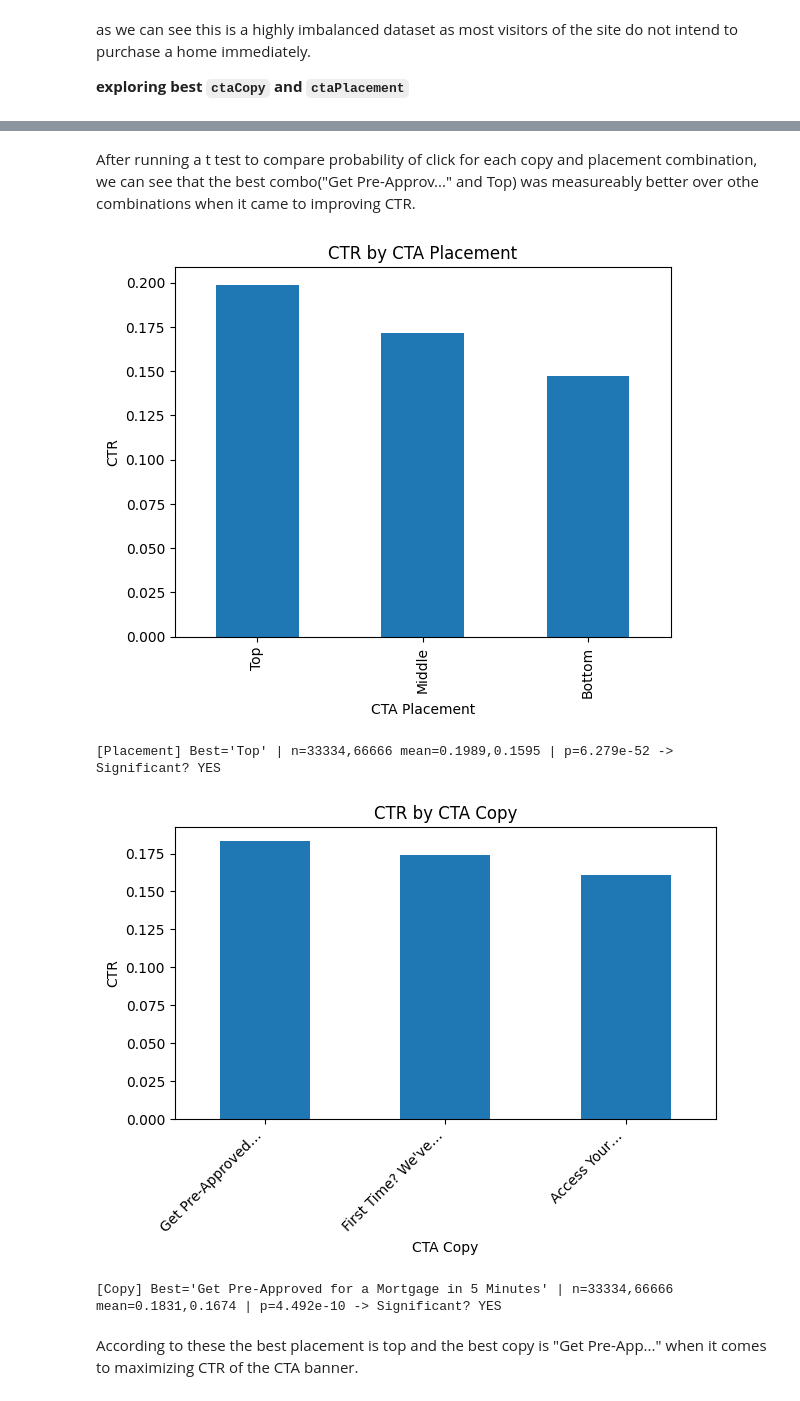
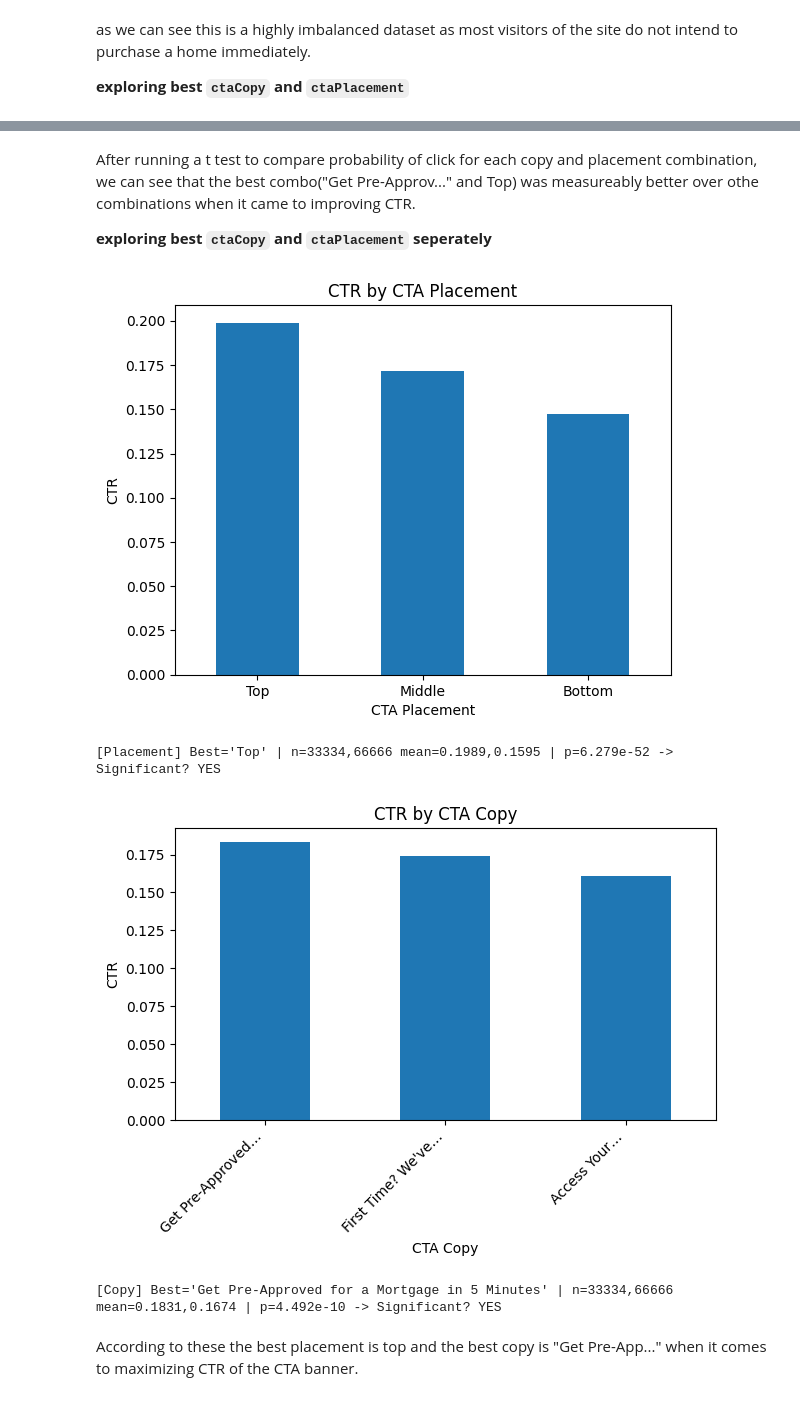
Before and after one commit to gyampols/Data_science_projects, a Jupyter notebook: split-test-marketing/notebooks/ctr_predictions/EDA_&_model_eval.ipynb, the cells around one changed output, grey strips where cells are left out. Cells and saved outputs as stored; diff of their text form; code cells hidden in the pictures.

```diff
--- a/split-test-marketing/notebooks/ctr_predictions/ctr_predictions.ipynb
+++ b/split-test-marketing/notebooks/ctr_predictions/EDA_&_model_eval.ipynb
@@ -80,8 +80,8 @@ If you would like to run this on a local instead please replace how you read the
 # %%
 
 #read the csv
-GDRIVE_FOLDER = "../../data"#change folder path specific to your organization
-df = pd.read_csv(GDRIVE_FOLDER+'/train.csv') #comment out if on local/ change folder path to match your structure.
+data_folder = "../../data"#change folder path specific to your organization
+df = pd.read_csv(data_folder+'/train.csv') #comment out if on local/ change folder path to match your structure.
 #df = pd.read_csv(<file location on local>)    <-use this instead of the two lines above if youre running on local instead of google colab.
 print(df.shape)
 df.head()
@@ -455,33 +438,32 @@ as we can see this is a highly imbalanced dataset as most visitors of the site d
 
 **exploring best `ctaCopy` and `ctaPlacement`**
 # %%
+# calculating probability of clicked cta for different copy x placement combinations
 
-alpha, min_n = 0.05, 30
 group_cols = ["ctaCopy", "ctaPlacement"]
 
 # summarize & choose best eligible combo
 summary = (df.groupby(group_cols, dropna=False)[target_col]
              .agg(mean="mean", count="count")
              .reset_index())
-best = summary.query("count >= @min_n").sort_values(["mean","count"], ascending=[False, False]).head(1)
-if best.empty:
-    raise ValueError(f"No groups meet min_n={min_n}")
+best = summary.sort_values(["mean"], ascending=[False]).head(1)
+
 
 best_copy, best_place = best.iloc[0][group_cols].tolist()
 
 # split data
 mask = (df["ctaCopy"] == best_copy) & (df["ctaPlacement"] == best_place)
-x = df.loc[mask, target_col].dropna().to_numpy()
-y = df.loc[~mask, target_col].dropna().to_numpy()
+belong_best = df.loc[mask, target_col].dropna().to_numpy()
+belong_rest = df.loc[~mask, target_col].dropna().to_numpy()
 
 # Welch t-test, one-sided (best > rest) with fallback for older SciPy
-t_stat, p = ttest_ind(x, y, equal_var=False, alternative="greater")
+t_stat, p = ttest_ind(belong_best, belong_rest, equal_var=False, alternative="greater")
 
 
-print(f"Best: copy='{best_copy}', placement='{best_place}' | n={len(x)} mean={x.mean():.4f}")
-print(f"Rest: n={len(y)} mean={y.mean():.4f}")
+print(f"Best: copy='{best_copy}', placement='{best_place}' | mean={belong_best.mean():.4f}")
+print(f"Rest: mean={belong_rest.mean():.4f}")
 print(f"Welch t (one-sided best>rest): t={t_stat:.3f}, p={p:.4g}")
-print(f" -> Significant? {'YES' if p < alpha else 'NO'}")
+print(f" -> Significant? {'YES' if p < 0.05 else 'NO'}")
 
 # optional: keep your top-10 table
 summary.sort_values("mean", ascending=False).head(10)
@@ -503,47 +485,46 @@ Welch t (one-sided best>rest): t=10.811, p=1.978e-27
 # %% [markdown]
 After running a t test to compare probability of click for each copy and placement combination, we can see that the best combo("Get Pre-Approv..." and Top) was measureably better over othe combinations when it came to improving CTR.
+
+
+**exploring best `ctaCopy` and `ctaPlacement` seperately**
 # %%
 
 
-alpha, min_n = 0.05, 30
 
 def best_vs_rest_ttest(df, col, y, label=None):
     g = (df.groupby(col, dropna=False)[y]
            .agg(mean="mean", count="count")
            .sort_values("mean", ascending=False))
-    g = g[g["count"] >= min_n]
-    if g.empty:
-        print(f"[{label or col}] No group meets min_n={min_n}");
-        return
     best = g.index[0]
     x = df.loc[df[col]==best, y].dropna().to_numpy()
     r = df.loc[df[col]!=best, y].dropna().to_numpy()
     t, p = ttest_ind(x, r, equal_var=False, alternative="greater")
     print(f"[{label or col}] Best='{best}' | n={len(x)},{len(r)} mean={x.mean():.4f},{r.mean():.4f} "
-          f"| p={p:.4g} -> Significant? {'YES' if p < alpha else 'NO'}")
+          f"| p={p:.4g} -> Significant? {'YES' if p < 0.05 else 'NO'}")
 
 
 # Plot CTR by placement (aggregated over copy)
 plt.figure()
 placement_ctr = df.groupby("ctaPlacement")[target_col].mean().sort_values(ascending=False)
 placement_ctr.plot(kind="bar")
 plt.title("CTR by CTA Placement"); plt.ylabel("CTR"); plt.xlabel("CTA Placement")
+plt.xticks(rotation=0, ha='center')  # rotation=0 makes labels horizontal
 plt.show()
 best_vs_rest_ttest(df, "ctaPlacement", target_col, label="Placement")
 print('\n\n')
 
 
 
 # Plot CTR by copy (aggregated over placement) with shortened x-labels
 plt.figure()
 copy_ctr = df.groupby("ctaCopy")[target_col].mean().sort_values(ascending=False)
 ax = copy_ctr.plot(kind="bar")
 ax.set_xticklabels([textwrap.shorten(str(s), width=18, placeholder="…") for s in copy_ctr.index],
                    rotation=45, ha="right")
 plt.title("CTR by CTA Copy"); plt.ylabel("CTR"); plt.xlabel("CTA Copy"); plt.tight_layout(); plt.show()
 best_vs_rest_ttest(df, "ctaCopy",      target_col, label="Copy")
 # %% [output]
-[figure, old version]
+[figure, new version]
 [Placement] Best='Top' | n=33334,66666 mean=0.1989,0.1595 | p=6.279e-52 -> Significant? YES
 [figure]
 [Copy] Best='Get Pre-Approved for a Mortgage in 5 Minutes' | n=33334,66666 mean=0.1831,0.1674 | p=4.492e-10 -> Significant? YES
```
Also changed, not shown: parts of 7 cells of this notebook, 2 other files.
